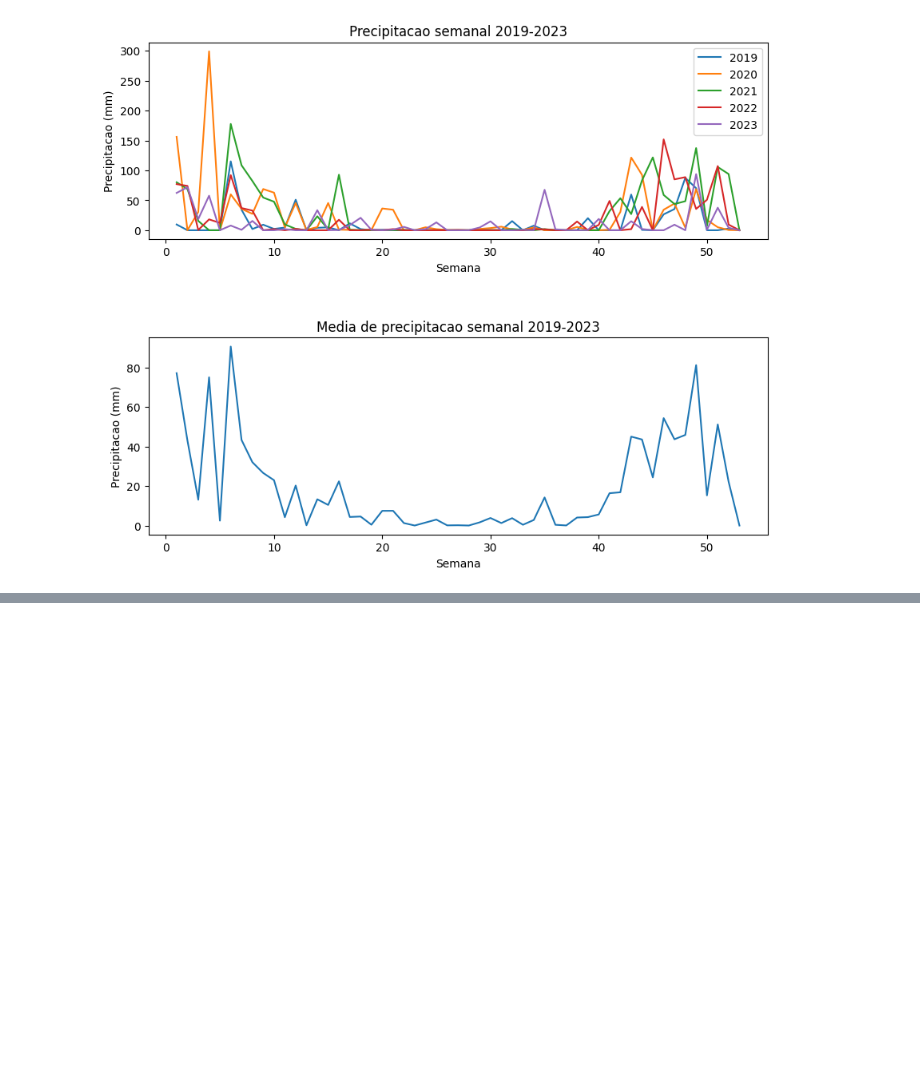
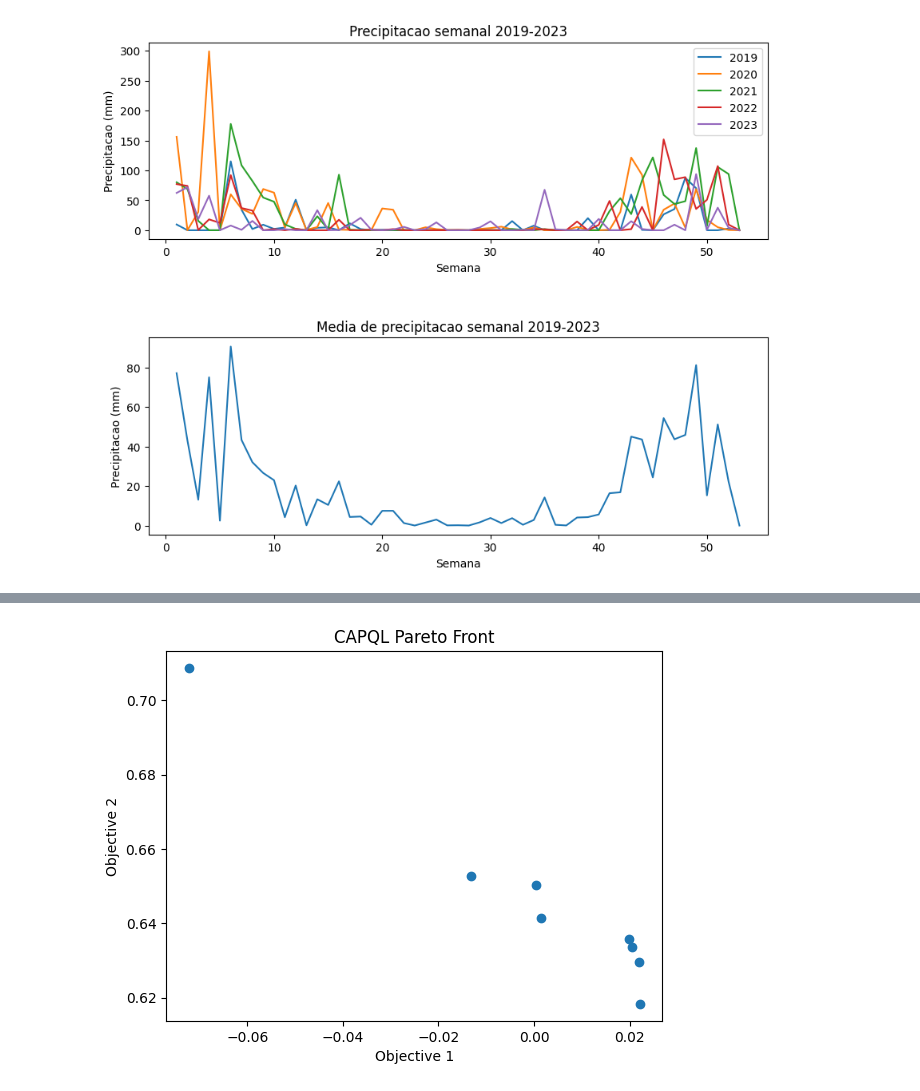
Before and after one commit to gust-vaz/IC_RL_project, a Jupyter notebook: gym_custom_env/chuva.ipynb, the cells around one changed output, grey strips where cells are left out. Drawn from its saved outputs; the diff is of its cells as text; code cells hidden in the pictures; blank space fills up the shorter version.

```diff
--- a/gym_custom_env/chuva.ipynb
+++ b/gym_custom_env/chuva.ipynb
@@ -72,0 +85,12 @@ plt.show()
+# %%
+import matplotlib.pyplot as plt
+import pandas as pd
+
+PGMORL = pd.read_csv('PGMORL_values_pareto.csv')
+plt.scatter(PGMORL['objective_1'], PGMORL['objective_2'])
+plt.xlabel('Objective 1')
+plt.ylabel('Objective 2')
+plt.title('CAPQL Pareto Front')
+plt.show()
+# %% [output]
+[figure, added]
```
Also changed, not shown: parts of 1 cell of this notebook, 4 other files.
